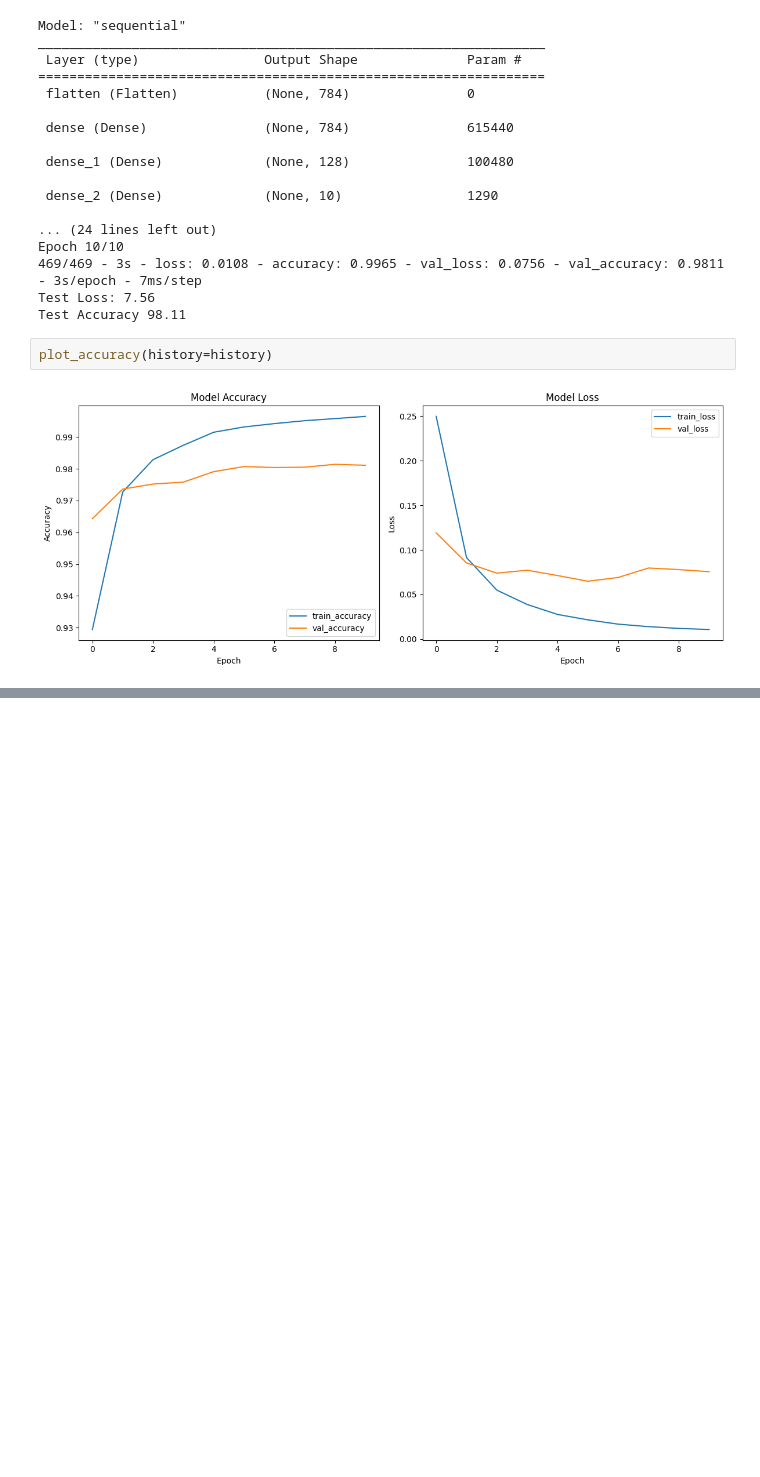
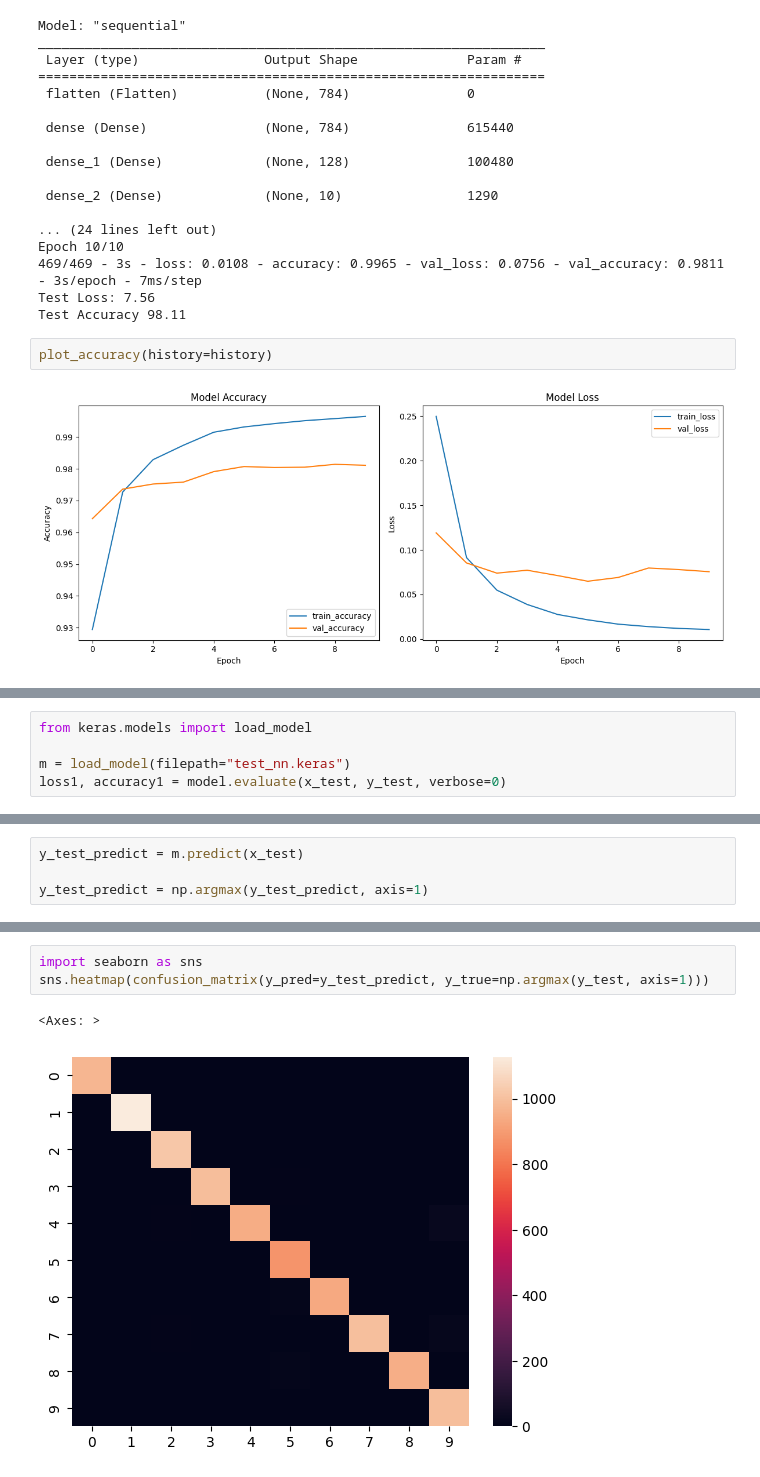
Before and after one commit to Spidey03/digit_recognizer_nn, a Jupyter notebook: digit_recognizer.ipynb, the cells around one changed output, grey strips where cells are left out. Saved outputs shown, nothing was run; the diff lists cells and outputs as text; blank space fills up the shorter version.

Commit message:
Add accuracy & confusion matrix

```diff
--- a/digit_recognizer.ipynb
+++ b/digit_recognizer.ipynb
@@ -232,0 +252,5 @@ plot_accuracy(history=history)
+# %%
+from keras.models import load_model
+
+m = load_model(filepath="test_nn.keras")
+loss1, accuracy1 = model.evaluate(x_test, y_test, verbose=0)
@@ -232,0 +273,4 @@ plot_accuracy(history=history)
+# %%
+y_test_predict = m.predict(x_test)
+
+y_test_predict = np.argmax(y_test_predict, axis=1)
@@ -232,0 +299,6 @@ plot_accuracy(history=history)
+# %%
+import seaborn as sns
+sns.heatmap(confusion_matrix(y_pred=y_test_predict, y_true=np.argmax(y_test, axis=1)))
+# %% [output]
+<Axes: >
+[figure, added]
```
Also changed, not shown: parts of 11 cells of this notebook.
